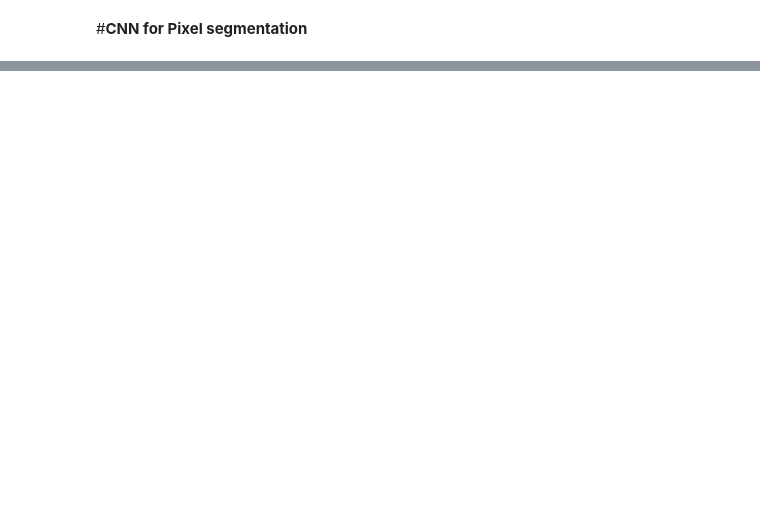
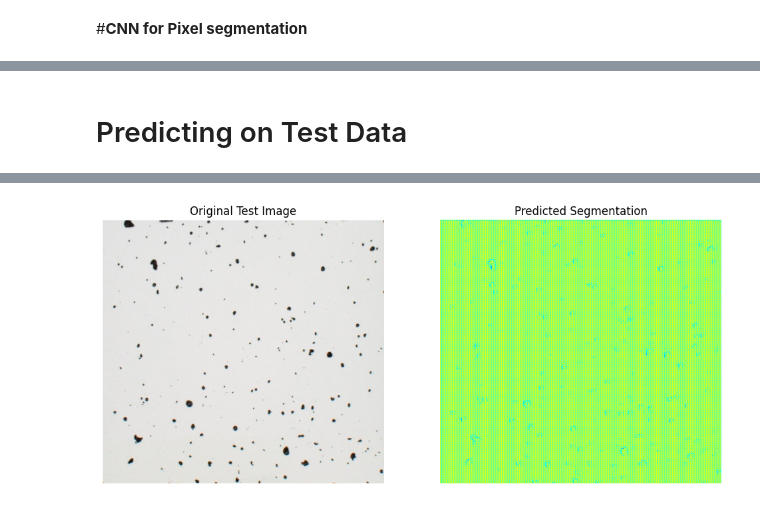
Before and after one commit to saharmahdie/PORTAL_code, a Jupyter notebook: CNN_model.ipynb, the cells around one changed output, grey strips where cells are left out. Cells and saved outputs as stored; diff of their text form; code cells hidden in the pictures; blank space fills up the shorter version.

```diff
--- a/CNN_model.ipynb
+++ b/CNN_model.ipynb
@@ -295,0 +492,22 @@ plt.show()
+# %%
+# Loading images and masks
+def load_images_and_masks(image_dir, mask_dir, is_test=False):
+    images = []
+    masks = []
+    for image_name in tqdm(os.listdir(image_dir)):
+      image_path = os.path.join(image_dir, image_name)
+      if image_path != '/content/data/train/.ipynb_checkpoints' and  image_path != '/content/data/test/.ipynb_checkpoints':
+        mask_name = "test_mask.JPG" if is_test else "mask" + image_name[5:]
+        mask_path = os.path.join(mask_dir, mask_name)
+
+        # Load image and mask
+        image = Image.open(image_path)
+        mask_image = Image.open(mask_path)
+
+        # Convert mask image to class labels
+        mask_labels = convert_mask_to_labels(np.array(mask_image))
+
+        images.append(img_as_ubyte(image))
+        masks.append(mask_labels)
+
+    return np.array(images), np.array(masks)
@@ -295,0 +516,4 @@ plt.show()
+# %%
+# Loading training and test datasets
+train_images, train_masks = load_images_and_masks(train_dir, masks_dir)
+test_images, test_masks = load_images_and_masks(test_dir, test_masks_dir, is_test=True)
@@ -295,0 +591,21 @@ plt.show()
+# %% [markdown]
+# Predicting on Test Data
+# %%
+# Resize the test images to match the input dimensions of the model
+desired_shape = (1060, 992)  # Adjust the shape for resizing
+resized_test_images = np.array([cv2.resize(img, desired_shape) for img in test_images])
+
+# Predict on the resized test images
+test_predictions = simple_cnn_model.predict(resized_test_images)
+test_predictions = np.argmax(test_predictions, axis=-1).reshape(resized_test_images.shape[0], *resized_test_images.shape[1:3])
+
+# Plotting Original and Predicted Images
+fig, ax = plt.subplots(1, 2, figsize=(12, 6))
+ax[0].imshow(test_images[0])
+ax[0].set_title("Original Test Image")
+ax[0].axis('off')
+ax[1].imshow(test_predictions[0], cmap='jet')
+ax[1].set_title("Predicted Segmentation")
+ax[1].axis('off')
+plt.show()
+# %% [output]
@@ -295,0 +613 @@ plt.show()
+[figure, added]
```
Also changed, not shown: parts of 26 cells of this notebook.
